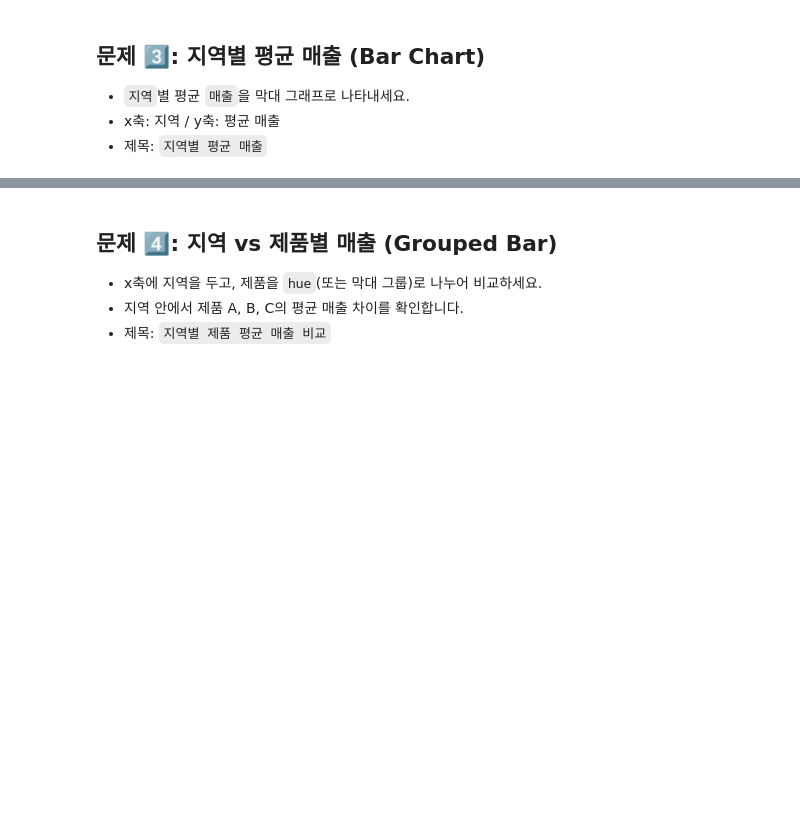
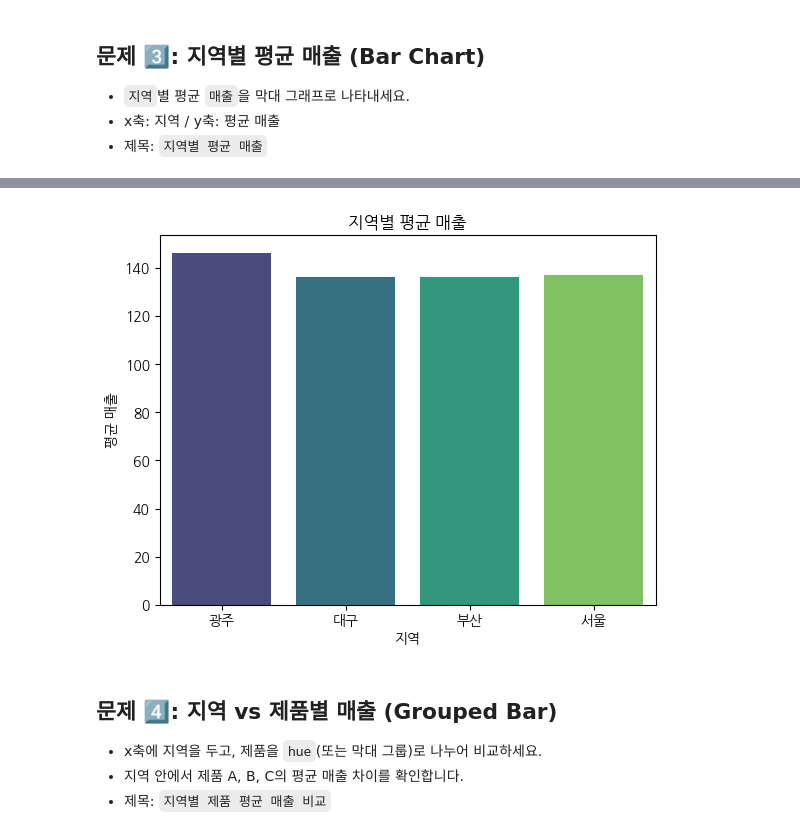
Before and after one commit to yejinzz423/fintech3, a Jupyter notebook: 06marchine_learning/Task/04_03그래프_실습문제 (1).ipynb, the cells around one changed output, grey strips where cells are left out. Drawn from its saved outputs; the diff is of its cells as text; code cells hidden in the pictures; blank space fills up the shorter version.

```diff
--- a/06marchine_learning/Task/04_03그래프_실습문제 (1).ipynb
+++ b/06marchine_learning/Task/04_03그래프_실습문제 (1).ipynb
@@ -54,3 +87,6 @@ df.head()
 - `지역`별 평균 `매출`을 막대 그래프로 나타내세요.
 - x축: 지역 / y축: 평균 매출
 - 제목: `지역별 평균 매출`
+# %%
+df_grouped2 = df.groupby('지역')['매출'].mean().reset_index()
+df_grouped2.head()
@@ -57,5 +99,13 @@ df.head()
 # %%
 # TODO: 지역별 평균 매출 막대그래프를 그리세요.
+plt.figure()
+sns.barplot(data=df_grouped2, x='지역', y='매출', palette='viridis')
+plt.title('지역별 평균 매출')
+plt.xlabel('지역')
+plt.ylabel('평균 매출')
+plt.show()
+# %% [output]
+[figure, added]
 # %% [markdown]
 ## 문제 4️⃣: 지역 vs 제품별 매출 (Grouped Bar)
 
```
Also changed, not shown: parts of 22 cells of this notebook, 7 other files.
